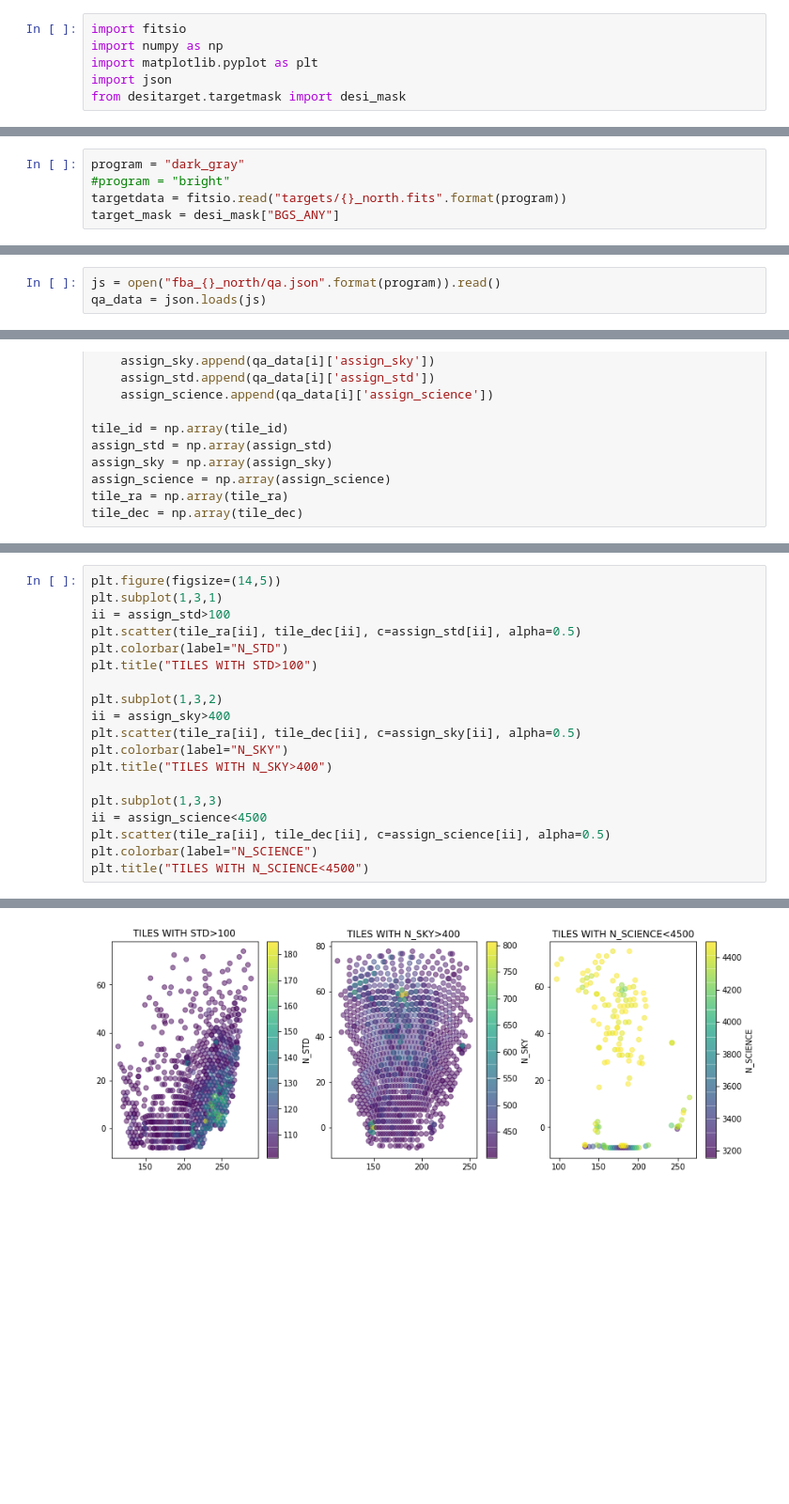
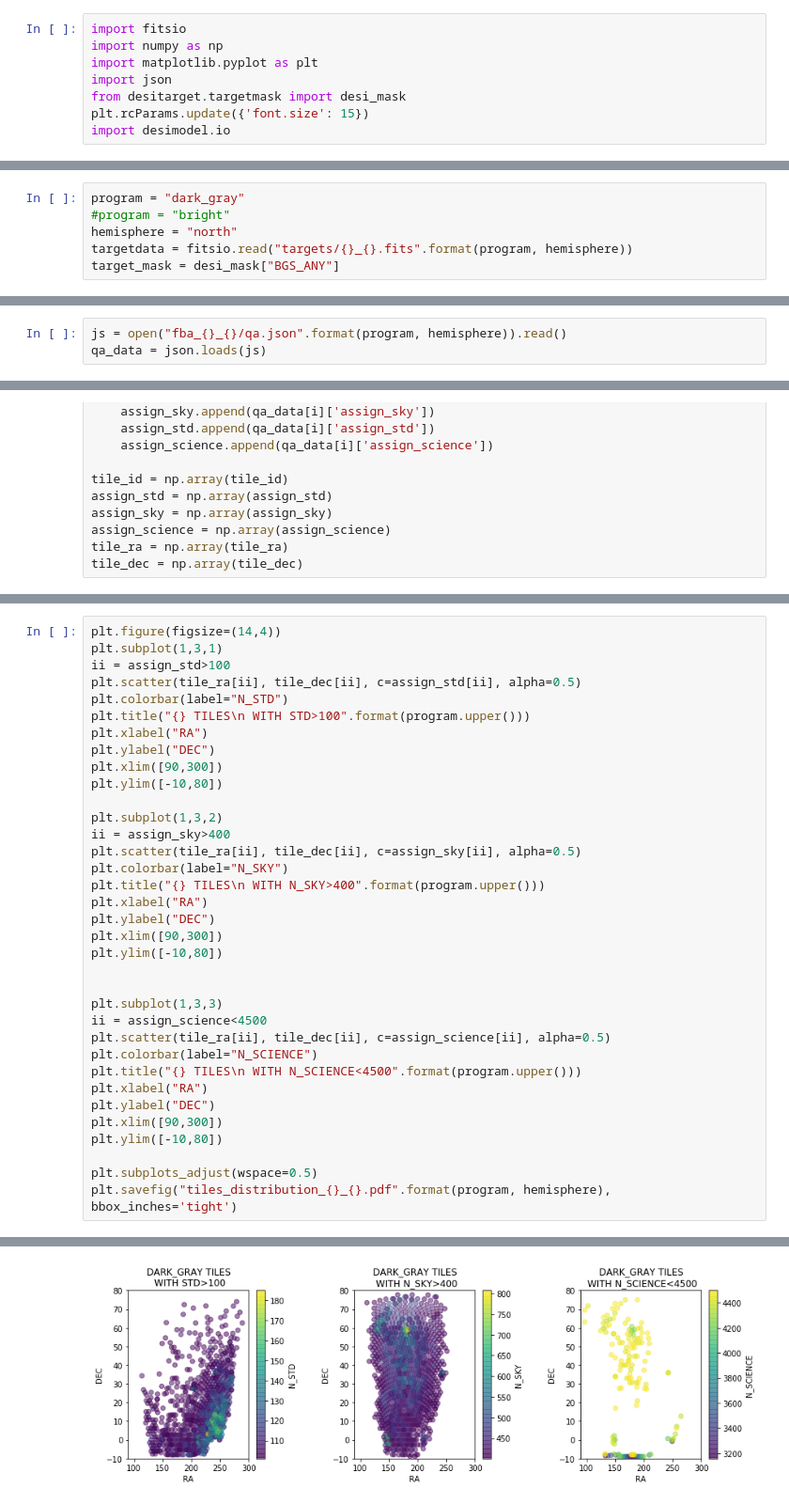
Before and after one commit to forero/SandboxDESI, a Jupyter notebook: DR8/plot_DR8.ipynb, the cells around one changed output, grey strips where cells are left out. Shown at 94% size. Saved outputs shown, nothing was run; the diff lists cells and outputs as text; blank space fills up the shorter version.

```diff
--- a/DR8/plot_DR8.ipynb
+++ b/DR8/plot_DR8.ipynb
@@ -4,3 +4,5 @@ import numpy as np
 import matplotlib.pyplot as plt
 import json
 from desitarget.targetmask import desi_mask
+plt.rcParams.update({'font.size': 15})
+import desimodel.io
@@ -7,5 +12,6 @@ from desitarget.targetmask import desi_mask
 # %%
 program = "dark_gray"
 #program = "bright"
-targetdata = fitsio.read("targets/{}_north.fits".format(program))
+hemisphere = "north"
+targetdata = fitsio.read("targets/{}_{}.fits".format(program, hemisphere))
 target_mask = desi_mask["BGS_ANY"]
@@ -21,5 +34,5 @@ plt.scatter(targetdata['RA'][rr], targetdata['DEC'][rr], s=0.1)
 # %%
-js = open("fba_{}_north/qa.json".format(program)).read()
+js = open("fba_{}_{}/qa.json".format(program, hemisphere)).read()
 qa_data = json.loads(js)
 # %%
 tile_ra = []
@@ -58,20 +80,36 @@ plt.grid()
 # %%
-plt.figure(figsize=(14,5))
+plt.figure(figsize=(14,4))
 plt.subplot(1,3,1)
 ii = assign_std>100
 plt.scatter(tile_ra[ii], tile_dec[ii], c=assign_std[ii], alpha=0.5)
 plt.colorbar(label="N_STD")
-plt.title("TILES WITH STD>100")
+plt.title("{} TILES\n WITH STD>100".format(program.upper()))
+plt.xlabel("RA")
+plt.ylabel("DEC")
+plt.xlim([90,300])
+plt.ylim([-10,80])
 
 plt.subplot(1,3,2)
 ii = assign_sky>400
 plt.scatter(tile_ra[ii], tile_dec[ii], c=assign_sky[ii], alpha=0.5)
 plt.colorbar(label="N_SKY")
-plt.title("TILES WITH N_SKY>400")
+plt.title("{} TILES\n WITH N_SKY>400".format(program.upper()))
+plt.xlabel("RA")
+plt.ylabel("DEC")
+plt.xlim([90,300])
+plt.ylim([-10,80])
+
 
 plt.subplot(1,3,3)
 ii = assign_science<4500
 plt.scatter(tile_ra[ii], tile_dec[ii], c=assign_science[ii], alpha=0.5)
 plt.colorbar(label="N_SCIENCE")
-plt.title("TILES WITH N_SCIENCE<4500")
+plt.title("{} TILES\n WITH N_SCIENCE<4500".format(program.upper()))
+plt.xlabel("RA")
+plt.ylabel("DEC")
+plt.xlim([90,300])
+plt.ylim([-10,80])
+
+plt.subplots_adjust(wspace=0.5)
+plt.savefig("tiles_distribution_{}_{}.pdf".format(program, hemisphere), bbox_inches='tight')
 # %% [output]
@@ -79 +116 @@ Text(0.5,1,'TILES WITH N_SCIENCE<4500')
-[figure, old version]
+[figure, new version]
```
Also changed, not shown: parts of 8 cells of this notebook.
